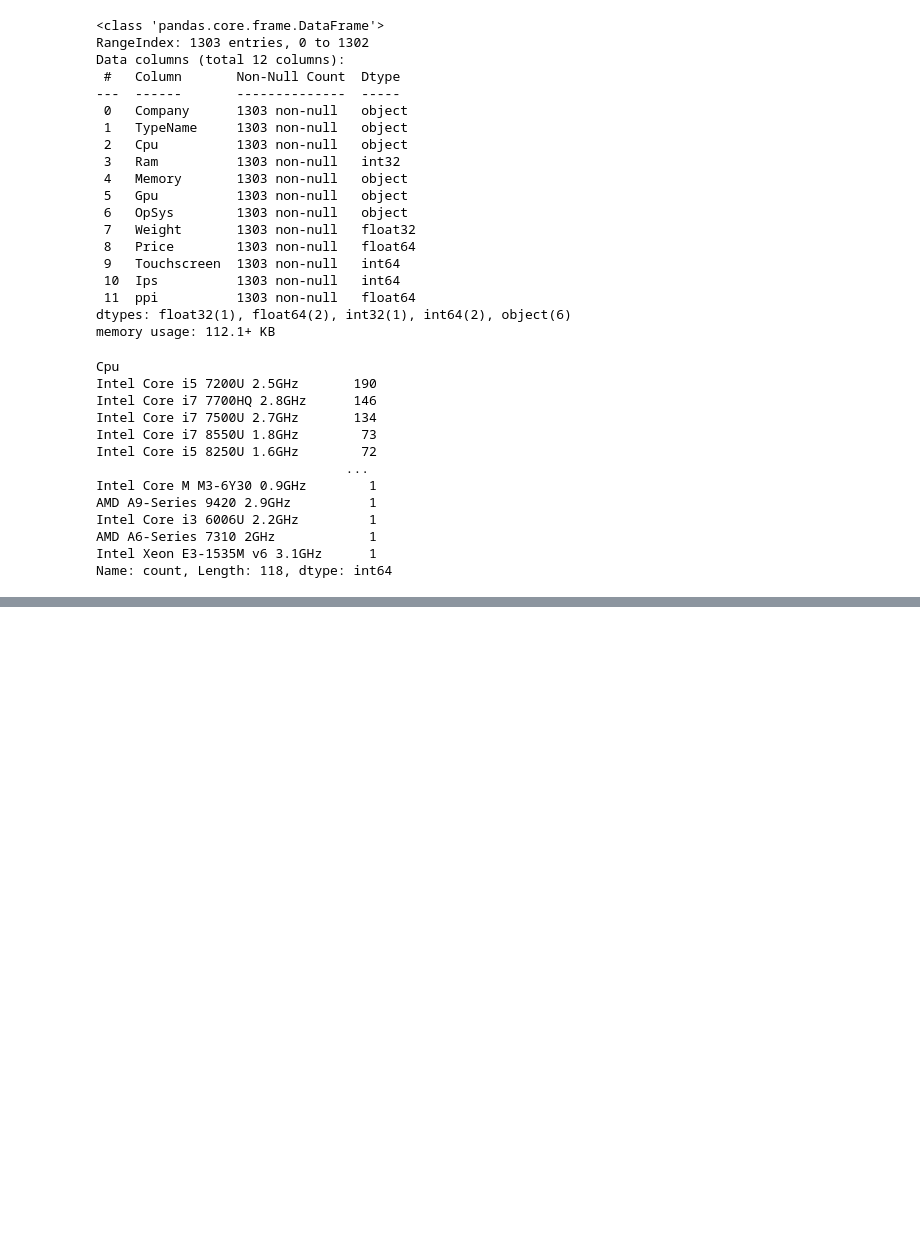
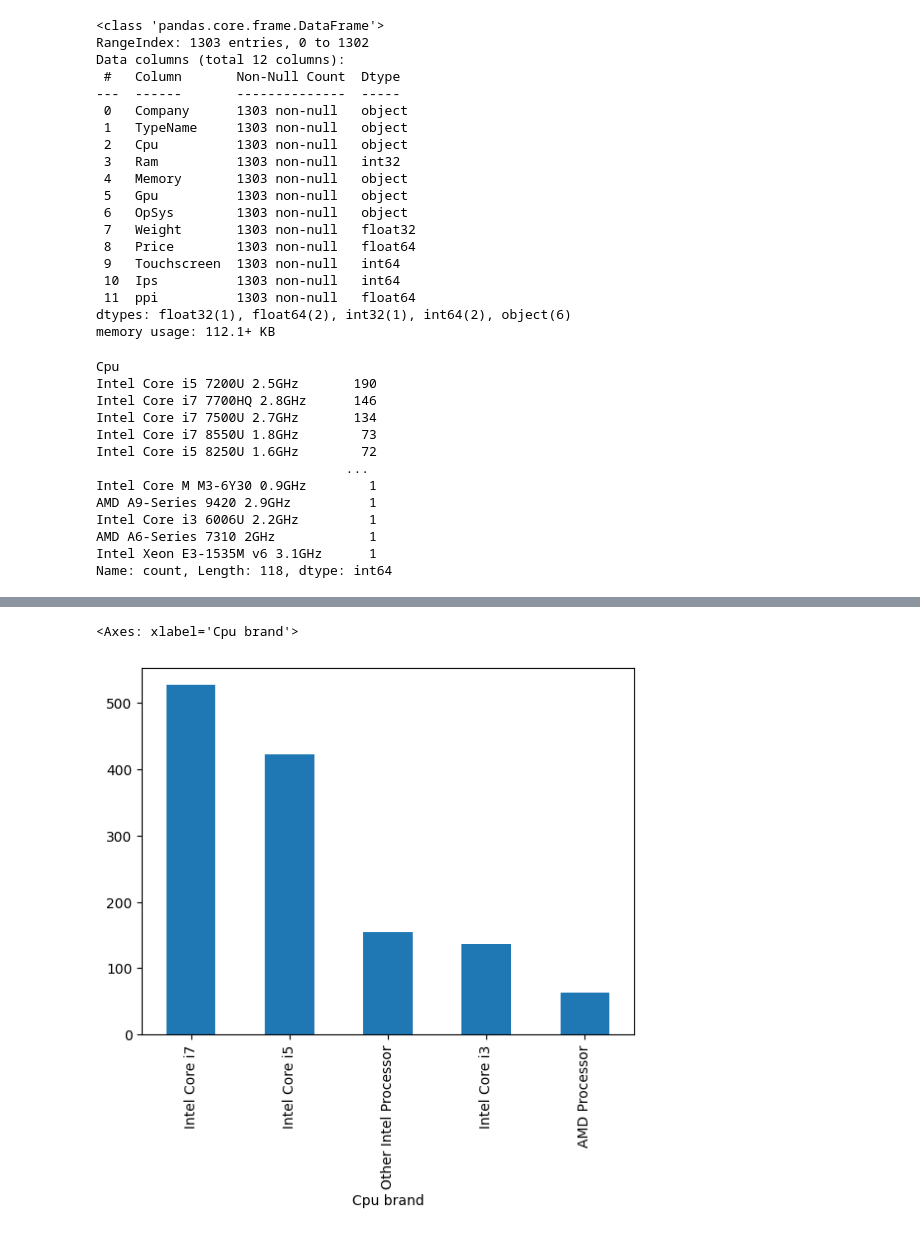
Before and after one commit to afadnan/laptopPricePrediction, a Jupyter notebook: laptop.ipynb, the cells around one changed output, grey strips where cells are left out. Cells and saved outputs as stored; diff of their text form; code cells hidden in the pictures; blank space fills up the shorter version.

```diff
--- a/laptop.ipynb
+++ b/laptop.ipynb
@@ -485,0 +486,5 @@ df.sample(5)
+# %%
+df['Cpu brand'].value_counts().plot(kind='bar')
+# %% [output]
+<Axes: xlabel='Cpu brand'>
+[figure, added]
```
Also changed, not shown: parts of 7 cells of this notebook.
